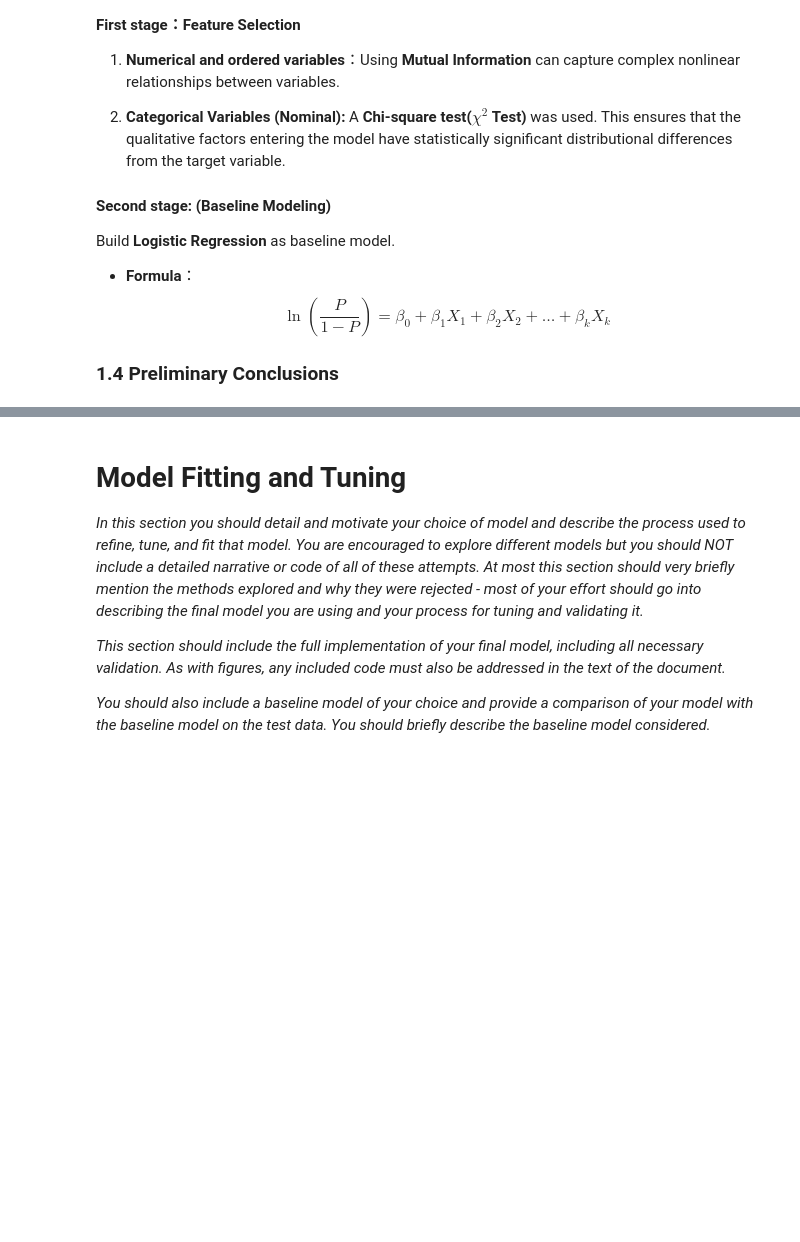
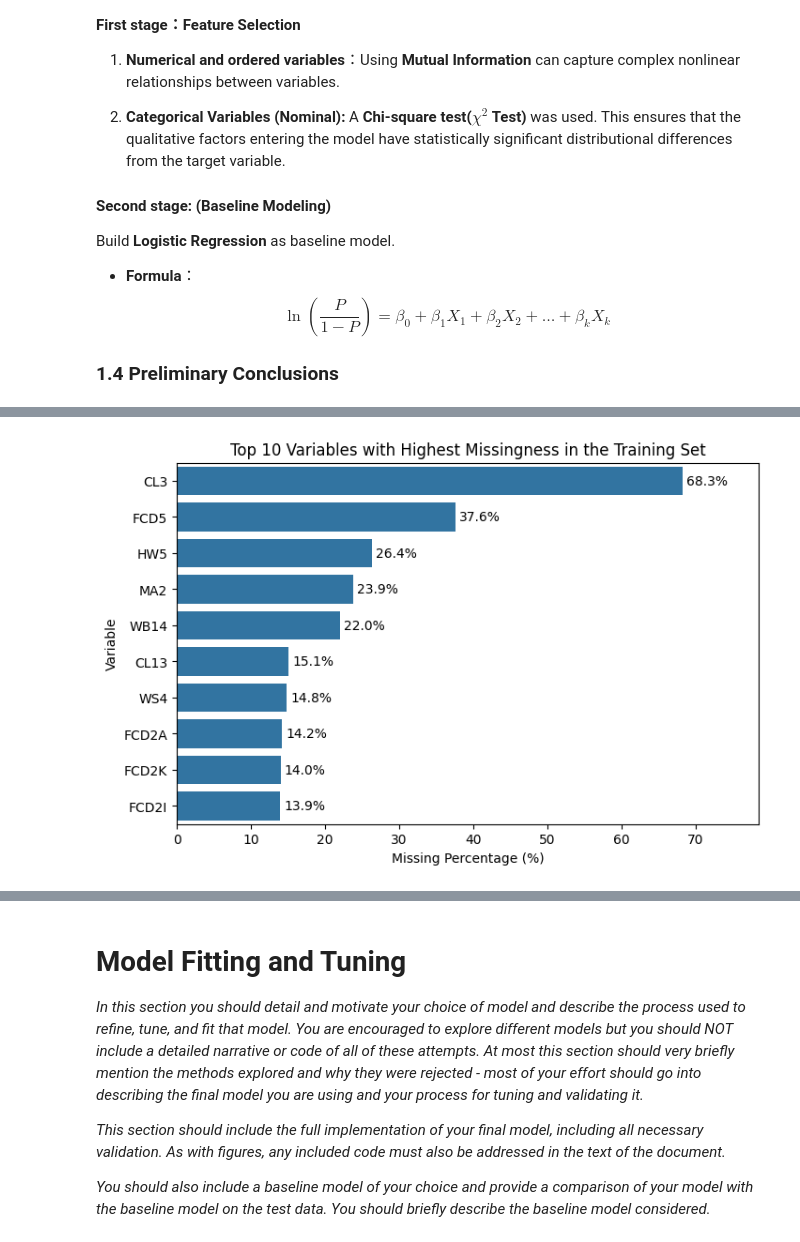
Before and after one commit to Xuyi-S/MLP-Project, a Jupyter notebook: project.ipynb, the cells around one changed output, grey strips where cells are left out. Saved outputs shown, nothing was run; the diff lists cells and outputs as text; code cells hidden in the pictures; blank space fills up the shorter version.

```diff
--- a/project.ipynb
+++ b/project.ipynb
@@ -426,0 +324,18 @@ Test shape : (2608, 90)
+# %%
+missing_rate_train = (
+    train_df_full.drop(columns=[target_col]).isna().mean().sort_values(ascending=False)
+)
+top10_missing = missing_rate_train.head(10).reset_index()
+top10_missing.columns = ["Variable", "MissingRate"]
+top10_missing["MissingPercent"] = top10_missing["MissingRate"] * 100
+plt.figure(figsize=(8, 5))
+ax = sns.barplot(data=top10_missing,x="MissingPercent",y="Variable")
+for i, v in enumerate(top10_missing["MissingPercent"]):
+    ax.text(v + 0.5, i, f"{v:.1f}%", va="center", fontsize=10)
+plt.title("Top 10 Variables with Highest Missingness in the Training Set")
+plt.xlabel("Missing Percentage (%)")
+plt.ylabel("Variable")
+plt.xlim(0, max(top10_missing["MissingPercent"]) * 1.15)
+plt.show()
+# %% [output]
+[figure, added]
```
Also changed, not shown: parts of 25 cells of this notebook.
